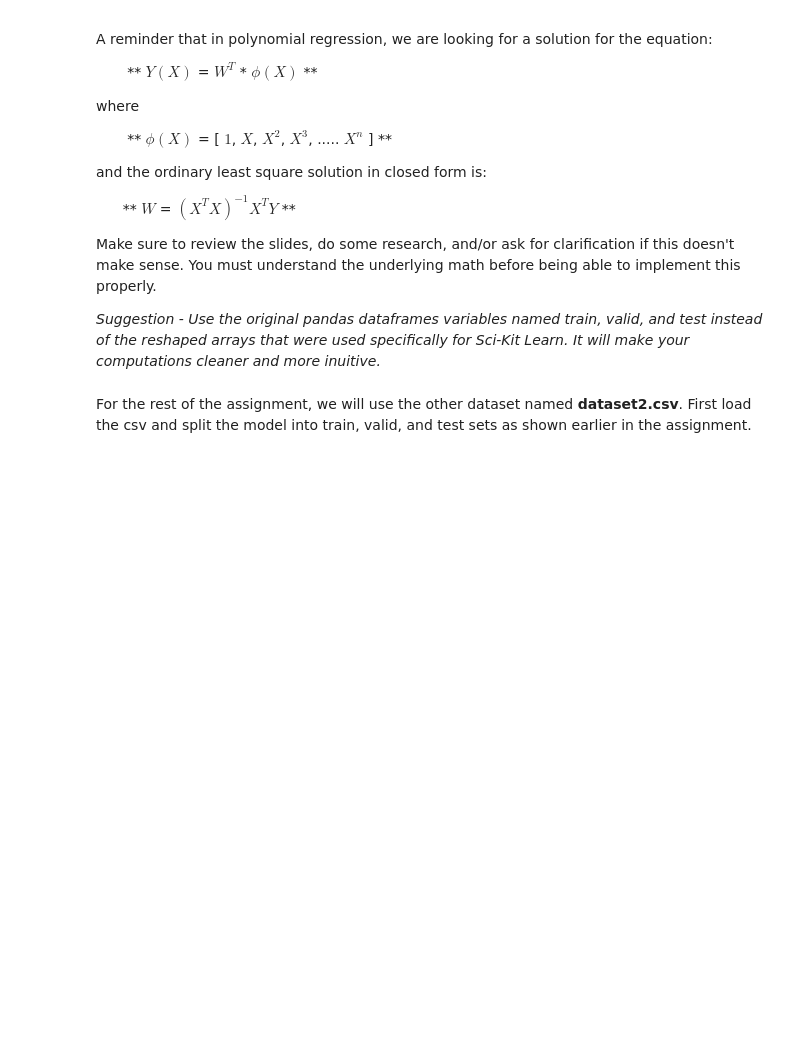
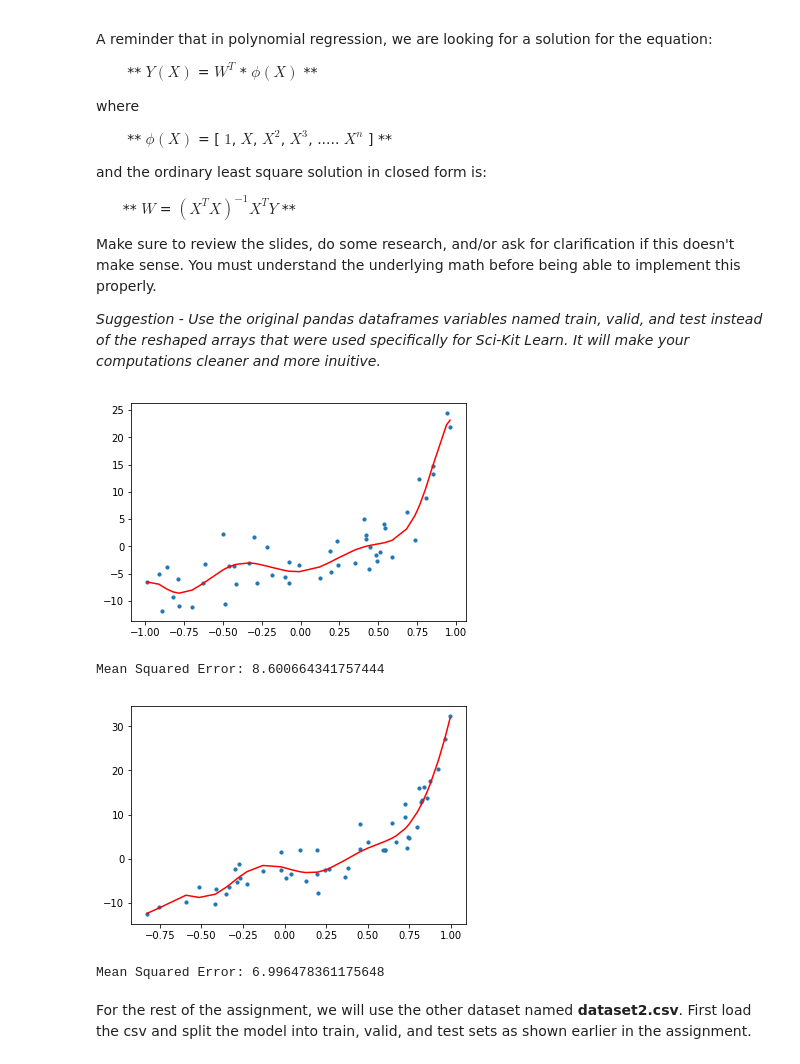
Before and after one commit to McGillAISociety/mais-bootcamp-w2019, a Jupyter notebook: Assignment2/Assignment 2.ipynb, the cells around one changed output. Drawn from its saved outputs; the diff is of its cells as text; code cells hidden in the pictures; blank space fills up the shorter version.

```diff
--- a/Assignment2/Assignment 2.ipynb
+++ b/Assignment2/Assignment 2.ipynb
@@ -179,3 +206,62 @@ Make sure to review the slides, do some research, and/or ask for clarification i
+# %%
+### Re-import data so that they are not reshaped
+data = pd.read_csv('dataset1.csv', header=None)
+data = data.iloc[:, :-1]
+train, valid, test = np.split(data, [int(.33*len(data)), int(.66*len(data))])
+
+train.sort_values(by=[0], inplace=True)
+valid.sort_values(by=[0], inplace=True)
+test.sort_values(by=[0], inplace=True)
+
+train_x = np.array(train[0])
+train_y = np.array(train[1])
+valid_x = np.array(valid[0])
+valid_y = np.array(valid[1])
+test_x = np.array(test[0])
+test_y = np.array(test[1])
+
+### YOUR CODE HERE - Create the polynomial matrix ϕ(X)
+
+def poly(X, degree = 10):
+    X_poly = np.empty((len(X), degree + 1))
+    for i in range(len(X)):
+        for j in range(degree + 1):
+            X_poly[i,j] = X[i]**j
+    return X_poly
+
+X_poly_train = poly(train_x, 10)
+
+### YOUR CODE HERE - Find the weighted matrix W
+def weight(X, y):
+    XTX = np.matmul(X.T, X)
+    XTX_inv = np.linalg.inv(XTX)
+    return np.matmul(np.matmul(XTX_inv, X.T), y)
+
+W_train = weight(X_poly_train, train_y)
+
+### YOUR CODE HERE - Make predictions on the training set and calculate the root mean squared error. Plot the results.
+y_poly_train_pred = np.matmul(W_train.T, X_poly_train.T)
+
+plt.scatter(train_x, train_y, s=10)
+plt.plot(train_x, y_poly_train_pred, color='r')
+plt.show()
+print("Mean Squared Error: {}".format(mean_squared_error(y_poly_train_pred, train_y)))
+
+### YOUR CODE HERE - Make predictions on the validation set and calculate the mean squared error. Plot the results.
+X_poly_valid = poly(valid_x, 10)
+W_valid = weight(X_poly_valid, valid_y)
+
+y_poly_valid_pred = np.matmul(W_valid.T, X_poly_valid.T)
+
+plt.scatter(valid_x, valid_y, s=10)
+plt.plot(valid_x, y_poly_valid_pred, color='r')
+plt.show()
+print("Mean Squared Error: {}".format(mean_squared_error(y_poly_valid_pred, valid_y)))
+# %% [output]
+[figure, added]
+Mean Squared Error: 8.600664341757444
+[figure, added]
+Mean Squared Error: 6.996478361175648
 # %% [markdown]
 For the rest of the assignment, we will use the other dataset named **dataset2.csv**. First load the csv and split the model into train, valid, and test sets as shown earlier in the assignment.
 # %%
```
Also changed, not shown: parts of 12 cells of this notebook.
